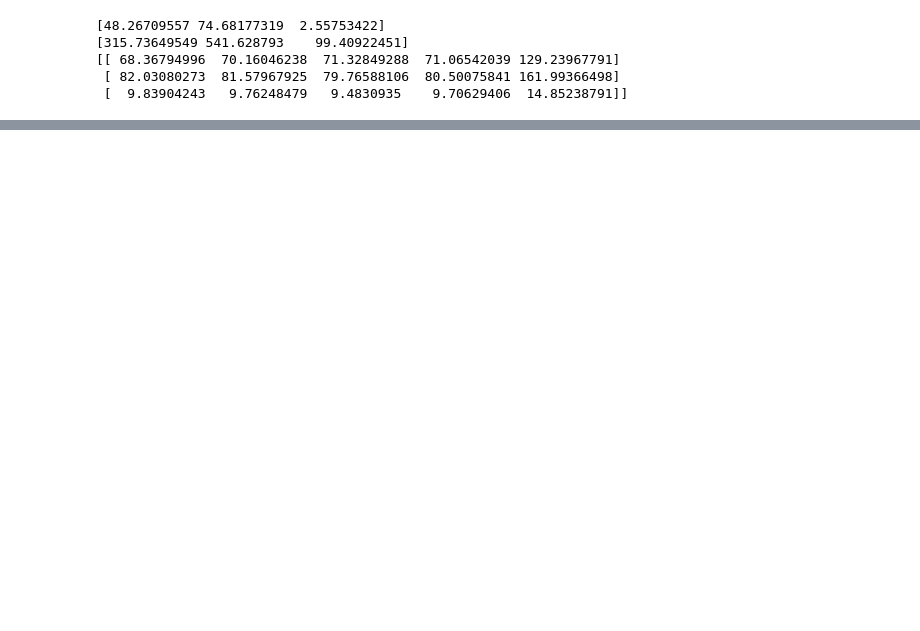
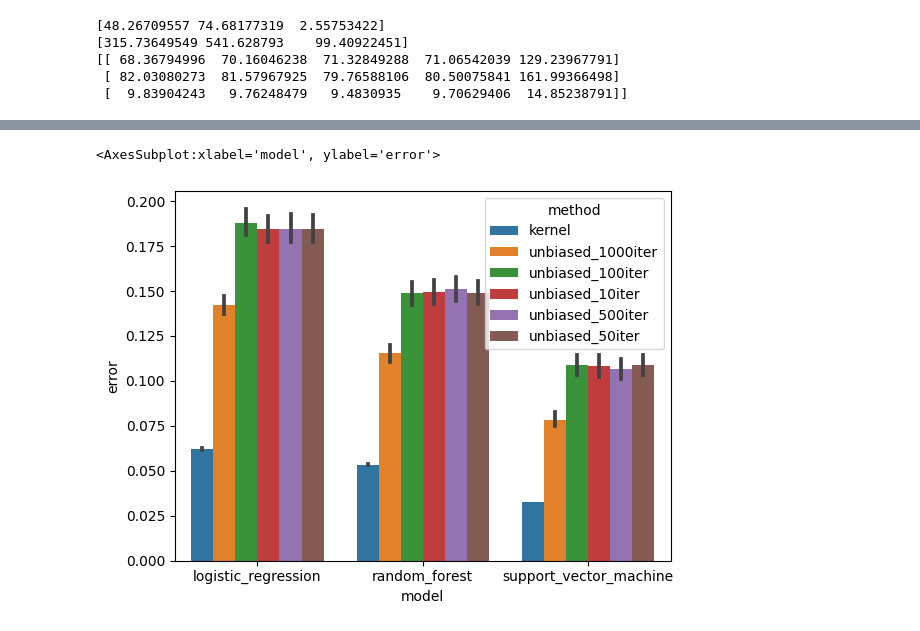
Before and after one commit to ModelOriented/DALEX, a Jupyter notebook: python/dalex/unbiased_kernel_shap_showroom/notebooks/load_data.ipynb, the cells around one changed output, grey strips where cells are left out. Cells and saved outputs as stored; diff of their text form; code cells hidden in the pictures; blank space fills up the shorter version.

```diff
--- a/python/dalex/unbiased_kernel_shap_showroom/notebooks/load_data.ipynb
+++ b/python/dalex/unbiased_kernel_shap_showroom/notebooks/load_data.ipynb
@@ -25,4 +37,0 @@ METHODS = ["10", "50", "100", "500", "1000", "kernel", "exact"]
-# %%
-for model in MODELS:
-    for method in METHODS:
-        load_result(model, method)
@@ -46,0 +41,23 @@ for model in MODELS:
+# %%
+def create_comparison_df(model: str, method: str, gt_method: str) -> pd.DataFrame:
+    gt_df = load_df(model, gt_method)
+    df = load_df(model, method)
+    df['model'] = model
+    df['method'] = method if method == 'kernel' else f'unbiased_{method}iter'
+    res = df.merge(
+        gt_df.rename(columns={"shap_value": "gt"}),
+        how="inner",
+        on=["observation", "feature"],
+        validate="1:1",
+    )
+    res['error'] = abs(res.shap_value - res['gt'])
+    # res['pct_diff'] = res['diff'] / abs(res['gt'])
+    return res
+
+def compare_all_dfs(models: List[str], methods: List[str], gt_method: str) -> pd.DataFrame:
+    dfs = []
+    for model in models:
+        for method in methods:
+            df = create_comparison_df(model, method, gt_method)
+            dfs.append(df)
+    return pd.concat(dfs)
@@ -46,0 +80,3 @@ for model in MODELS:
+# %%
+all_df = compare_all_dfs(MODELS, METHODS, GT_METHOD)
+all_df
@@ -46,0 +97,5 @@ for model in MODELS:
+# %%
+agg_features_df = all_df.groupby(['observation', 'model', 'method'], as_index=False)[['error', 'gt']].sum()
+agg_features_df['pct_error'] = agg_features_df['error'] / agg_features_df['gt'].abs()
+# agg_features_df = agg_features_df.sort_values('diff')
+agg_features_df
@@ -46,0 +116,5 @@ for model in MODELS:
+# %%
+sns.barplot(data=agg_features_df, x='model', y='error', hue='method')
+# %% [output]
+<AxesSubplot:xlabel='model', ylabel='error'>
+[figure, added]
```
Also changed, not shown: parts of 9 cells of this notebook, 1 other file.
